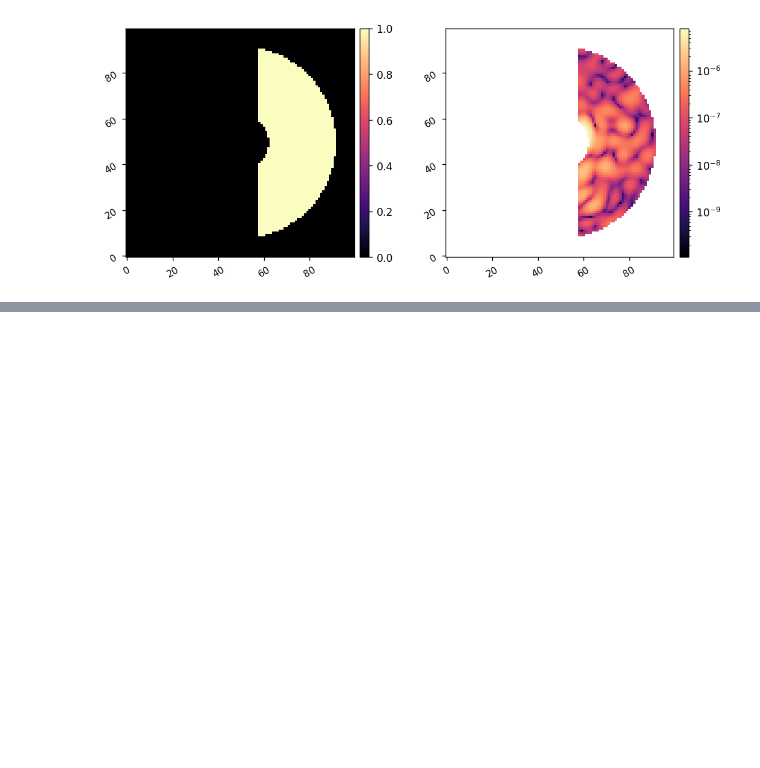
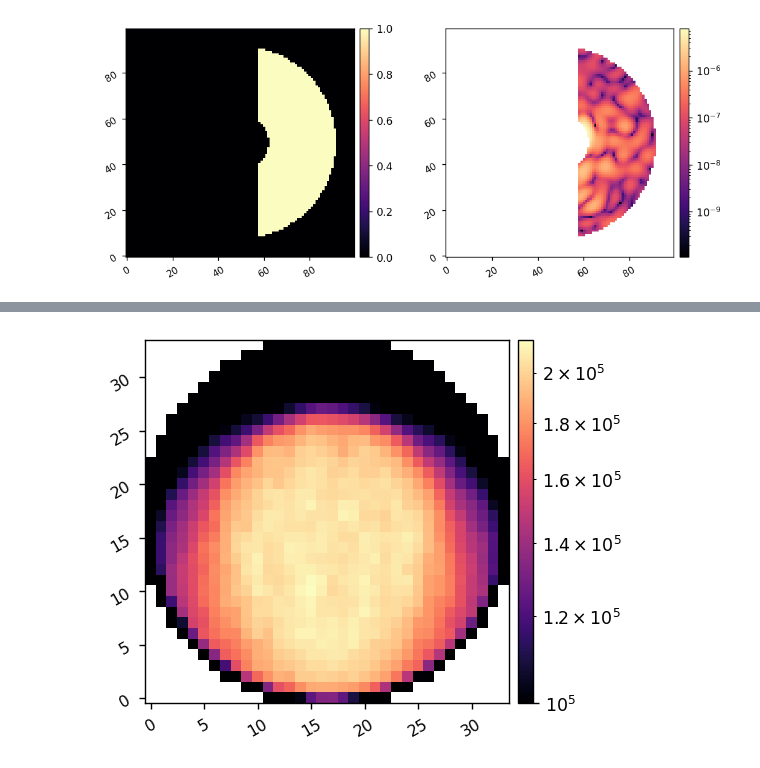
Before and after one commit to kian1377/apra-howfsc-models, a Jupyter notebook: coro_efc.ipynb, the cells around one changed output, grey strips where cells are left out. Drawn from its saved outputs; the diff is of its cells as text; code cells hidden in the pictures; blank space fills up the shorter version.

```diff
--- a/coro_efc.ipynb
+++ b/coro_efc.ipynb
@@ -100,0 +104,6 @@ AttributeError: 'CORO' object has no attribute 'add_dm1'
+# %%
+reload(utils)
+response = utils.map_acts_to_dm(np.sqrt(((jac)**2).sum(axis=0)), c.dm_mask)
+misc.imshow1(response, lognorm=True, vmin=1e5)
+# %% [output]
+[figure, added]
```
Also changed, not shown: parts of 8 cells of this notebook, 4 other files.
